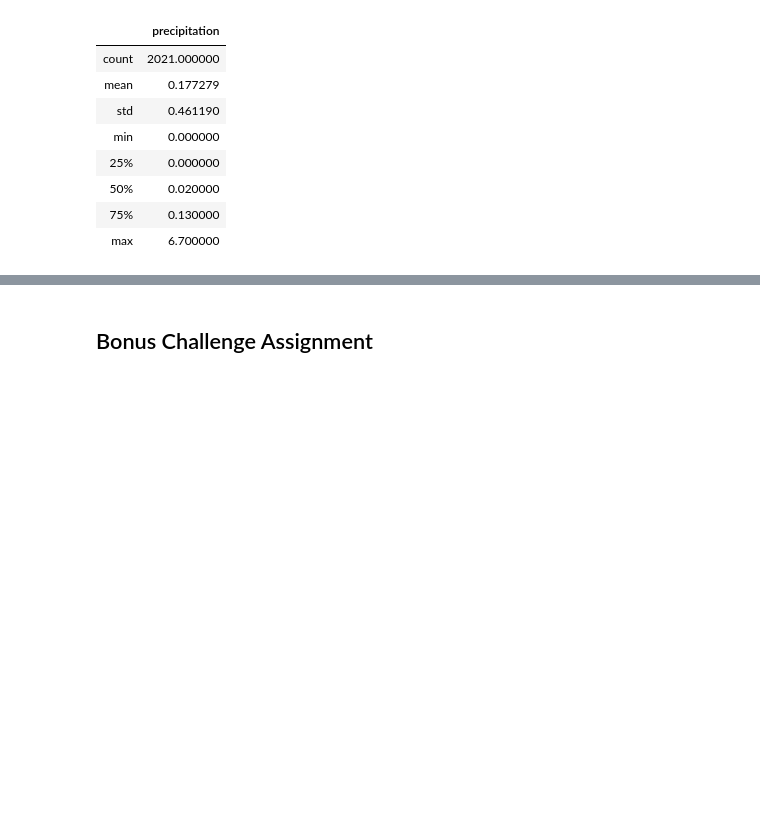
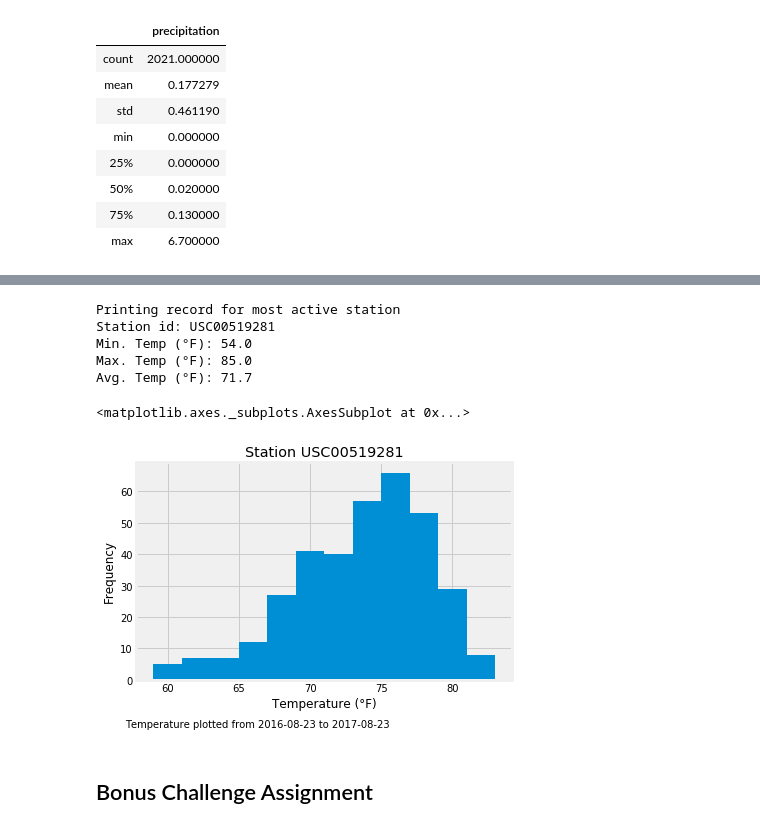
Before and after one commit to JaviSandoval94/sqlalchemy-challenge, a Jupyter notebook: SQLAlchemy-Challenge-Final-Report.ipynb, the cells around one changed output, grey strips where cells are left out. Cells and saved outputs as stored; diff of their text form; code cells hidden in the pictures; blank space fills up the shorter version.

Commit message:
Completed notebook and started app file

```diff
--- a/SQLAlchemy-Challenge-Final-Report.ipynb
+++ b/SQLAlchemy-Challenge-Final-Report.ipynb
@@ -123,3 +131,16 @@ prcp_df.describe()
 # %%
 # What are the most active stations? (i.e. what stations have the most rows)?
 # List the stations and the counts in descending order.
+stations_ordered = session.query(Measurement.station, func.count(Measurement.station)).\
+    group_by(Measurement.station).\
+    order_by(func.count(Measurement.station).desc()).\
+    all()
+
+stations_list = []
+measurements_list = []
+for station, measurement in stations_ordered:
+    stations_list.append(station)
+    measurements_list.append(measurement)
+
+stations_ordered_df = pd.DataFrame({'Station': stations_list, 'Measurement count': measurements_list})
+display(stations_ordered_df)
@@ -126,9 +158,39 @@ prcp_df.describe()
 # %%
 # Using the station id from the previous query, calculate the lowest temperature recorded,
 # highest temperature recorded, and average temperature of the most active station?
+most_active_station = stations_list[0]
+temp_summary = session.query(func.min(Measurement.tobs),
+             func.max(Measurement.tobs),
+             func.avg(Measurement.tobs)).\
+            filter(Measurement.station == most_active_station)
+
+for record in temp_summary:
+    min_temp, max_temp, avg_temp = record
+
+print(f'Printing record for most active station\nStation id: {most_active_station}\nMin. Temp (°F): {min_temp}\nMax. Temp (°F): {max_temp}\nAvg. Temp (°F): {round(avg_temp, 1)}')
+# %% [output]
+Printing record for most active station
+Station id: USC00519281
+Min. Temp (°F): 54.0
+Max. Temp (°F): 85.0
+Avg. Temp (°F): 71.7
 # %%
 # Choose the station with the highest number of temperature observations.
 # Query the last 12 months of temperature observation data for this station and plot the results as a histogram
+temp_results = session.query(Measurement.tobs).\
+                filter(Measurement.station == most_active_station).\
+                filter(Measurement.date >= start_date).\
+                filter(Measurement.date <= end_date)
+
+temp_results_df = pd.DataFrame(temp_results).rename(columns = {'tobs': 'Temperature'})
+plot = temp_results_df.plot(kind = 'hist', bins = 12, legend = False)
+plt.title(f'Station {most_active_station}')
+plt.xlabel('Temperature (°F)')
+plt.text(57,-15,f'Temperature plotted from {start_date} to {end_date}')
+display(plot)
+# %% [output]
+<matplotlib.axes._subplots.AxesSubplot at 0x...>
+[figure, added]
 # %% [markdown]
 ## Bonus Challenge Assignment
 # %%
```
Also changed, not shown: parts of 3 cells of this notebook, 1 other file.
